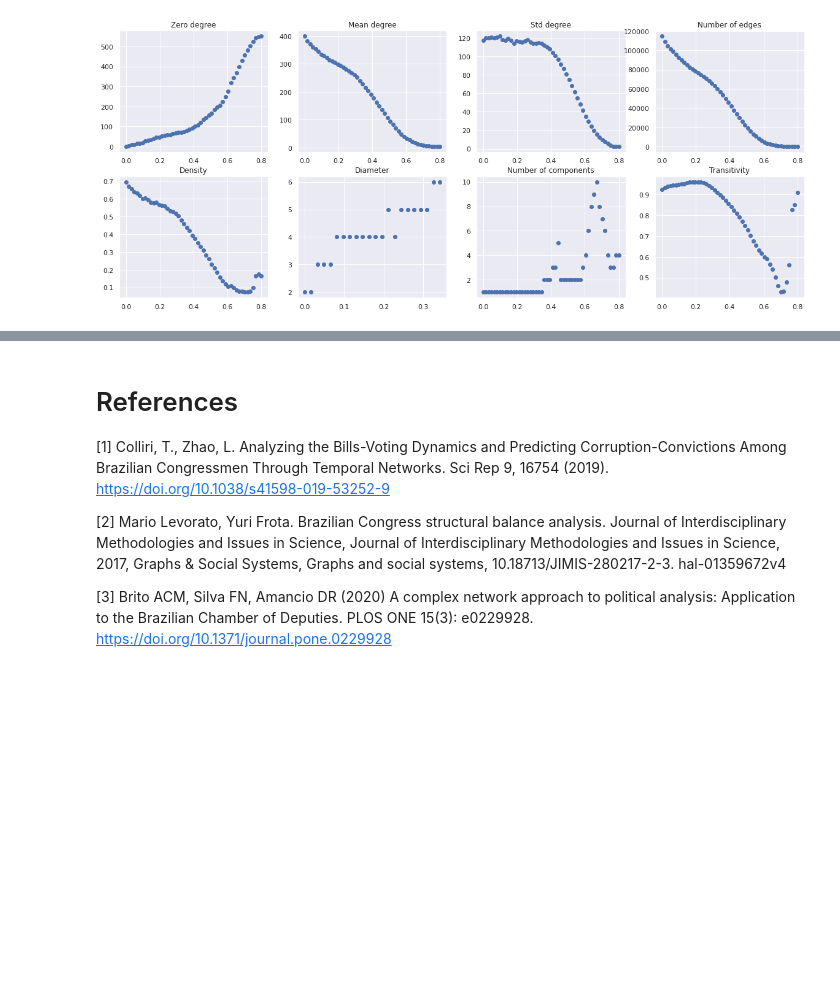
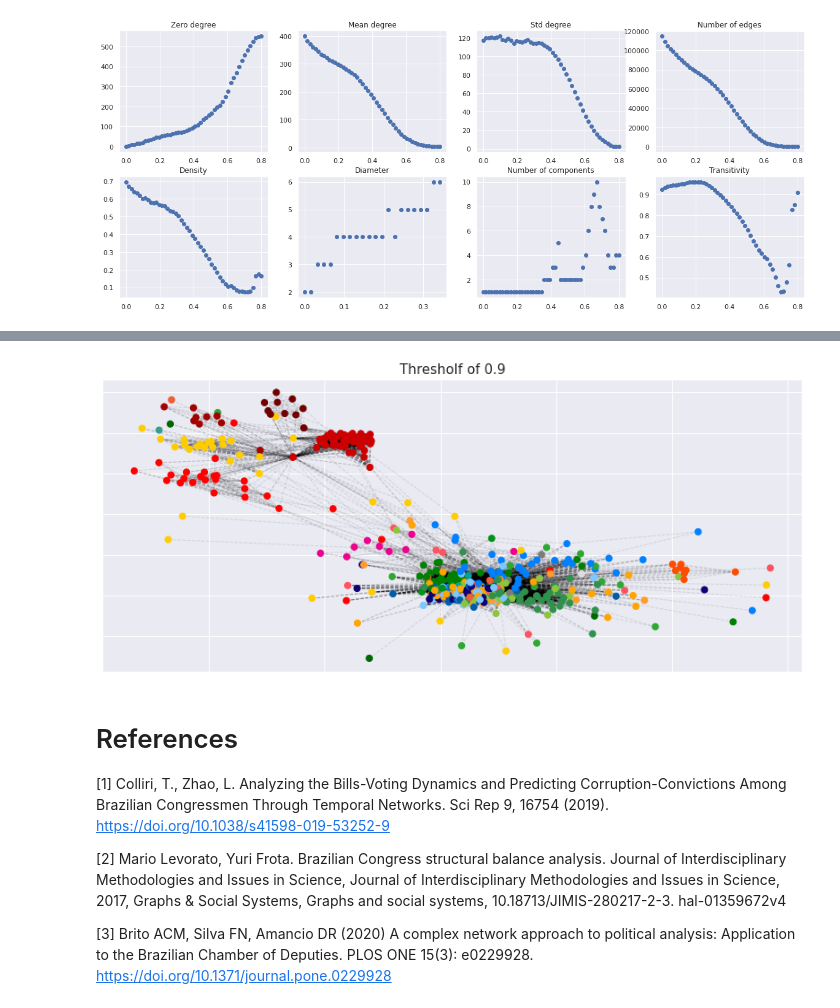
Before and after one commit to lucasmoschen/project-network-science, a Jupyter notebook: notebooks/network_construction.ipynb, the cells around one changed output, grey strips where cells are left out. Saved outputs shown, nothing was run; the diff lists cells and outputs as text; code cells hidden in the pictures; blank space fills up the shorter version.

```diff
--- a/notebooks/network_construction.ipynb
+++ b/notebooks/network_construction.ipynb
@@ -292,3 +317,7 @@ plt.show()
+# %%
+G = building_graph(adjacency_matrix, threshold=0.9)
+# %% [output]
+[figure, added]
 # %% [markdown]
 # References
 
```
Also changed, not shown: parts of 4 cells of this notebook, 1 other file.
